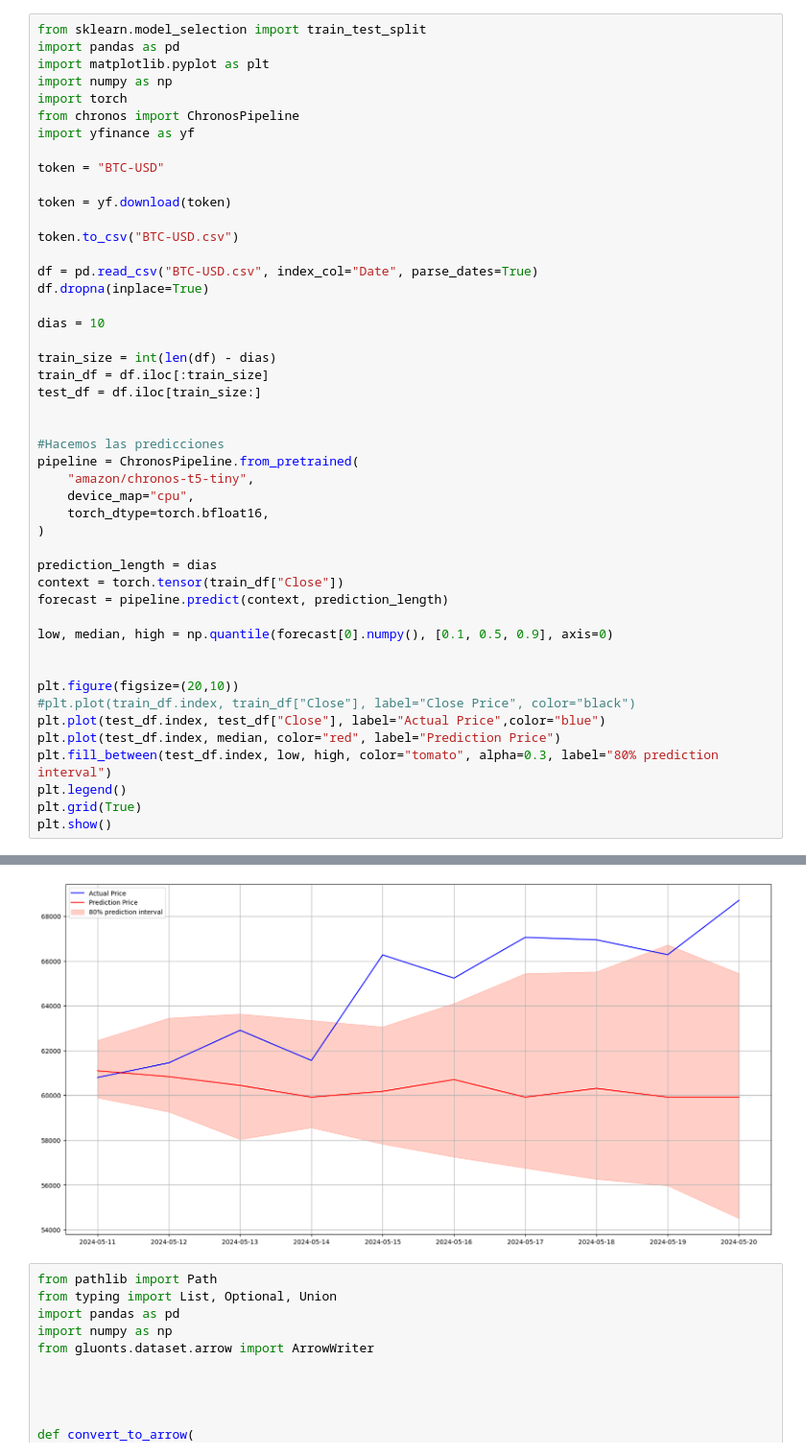
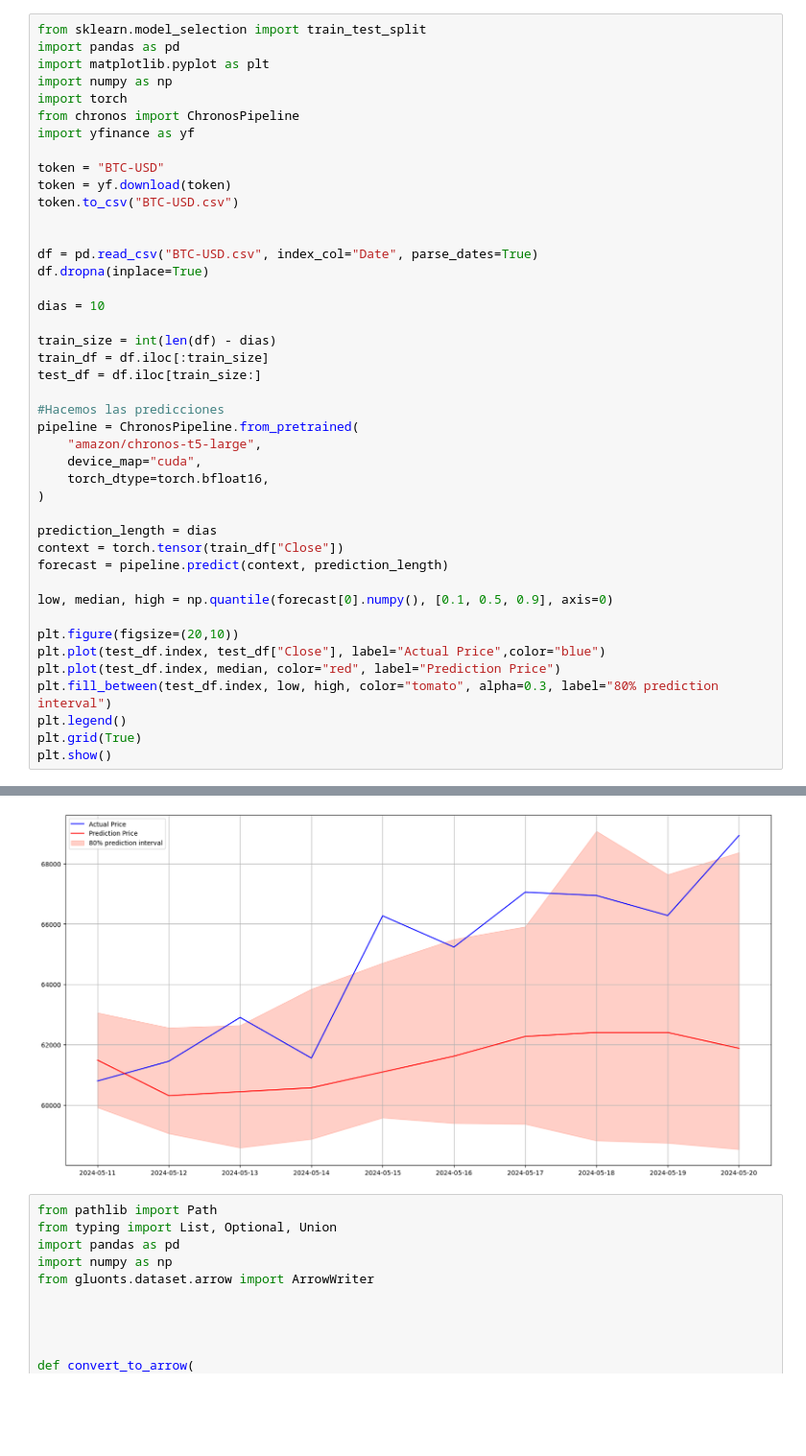
Before and after one commit to Ivo196/Price-Forecasting-Chronos-T5, a Jupyter notebook: test1.ipynb, the cells around one changed output, grey strips where cells are left out. Shown at 96% size. Cells and saved outputs as stored; diff of their text form; blank space fills up the shorter version.

```diff
--- a/test1.ipynb
+++ b/test1.ipynb
@@ -8,46 +8,42 @@ from chronos import ChronosPipeline
 import yfinance as yf
 
 token = "BTC-USD"
+token = yf.download(token)
+token.to_csv("BTC-USD.csv")
 
-token = yf.download(token)
-
-token.to_csv("BTC-USD.csv")
 
 df = pd.read_csv("BTC-USD.csv", index_col="Date", parse_dates=True)
 df.dropna(inplace=True)
 
 dias = 10
 
 train_size = int(len(df) - dias)
 train_df = df.iloc[:train_size]
 test_df = df.iloc[train_size:]
 
-
 #Hacemos las predicciones
 pipeline = ChronosPipeline.from_pretrained(
-    "amazon/chronos-t5-tiny",
-    device_map="cpu",
+    "amazon/chronos-t5-large",
+    device_map="cuda",
     torch_dtype=torch.bfloat16,
 )
 
 prediction_length = dias
 context = torch.tensor(train_df["Close"])
 forecast = pipeline.predict(context, prediction_length)
 
 low, median, high = np.quantile(forecast[0].numpy(), [0.1, 0.5, 0.9], axis=0)
 
-
 plt.figure(figsize=(20,10))
-#plt.plot(train_df.index, train_df["Close"], label="Close Price", color="black")
 plt.plot(test_df.index, test_df["Close"], label="Actual Price",color="blue")
 plt.plot(test_df.index, median, color="red", label="Prediction Price")
 plt.fill_between(test_df.index, low, high, color="tomato", alpha=0.3, label="80% prediction interval")
 plt.legend()
 plt.grid(True)
 plt.show()
 # %% [output]
 [*********************100%%**********************]  1 of 1 completed
-[figure, old version]
+[figure, new version]
 # %%
 from pathlib import Path
 from typing import List, Optional, Union
```
